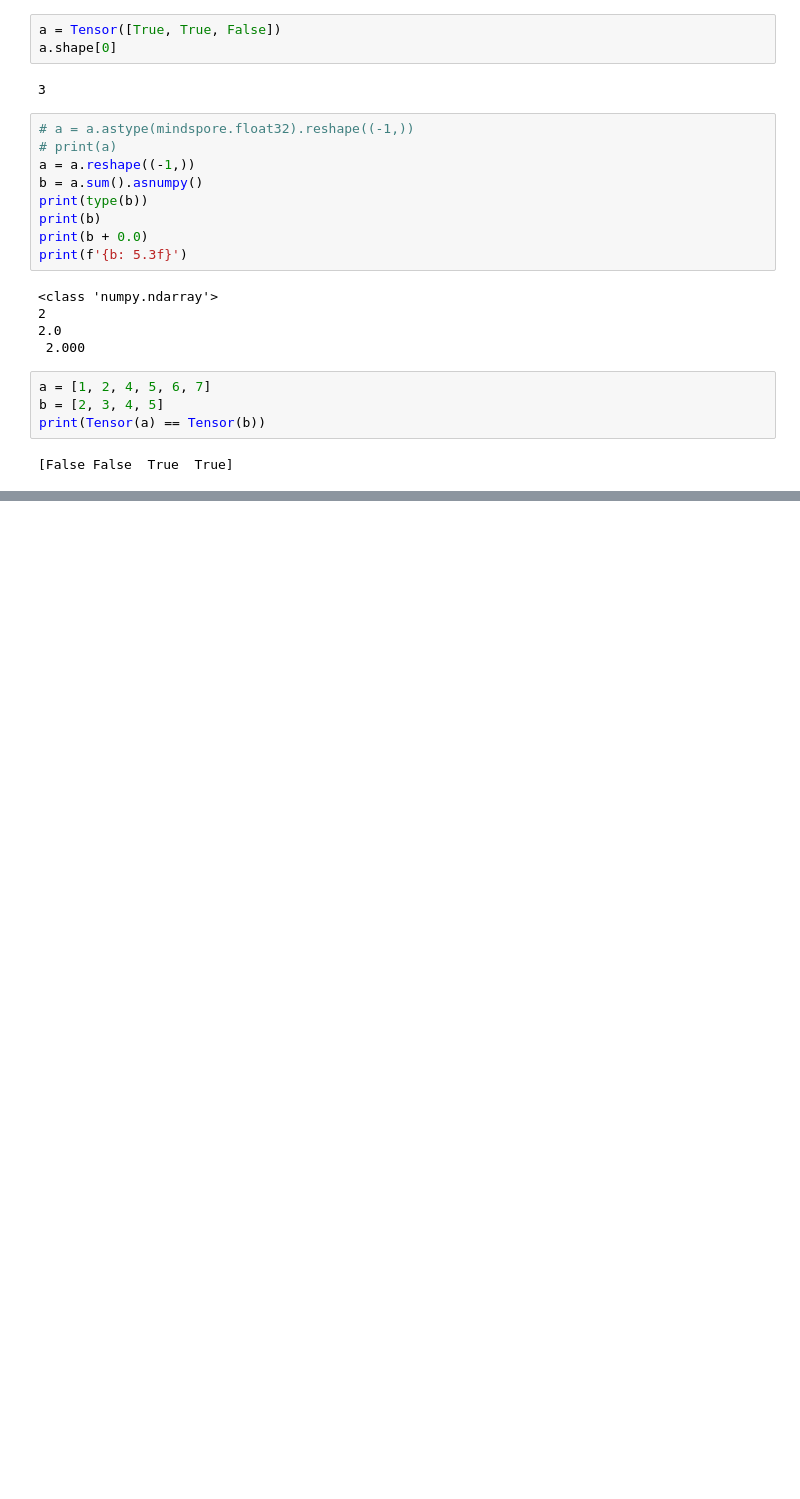
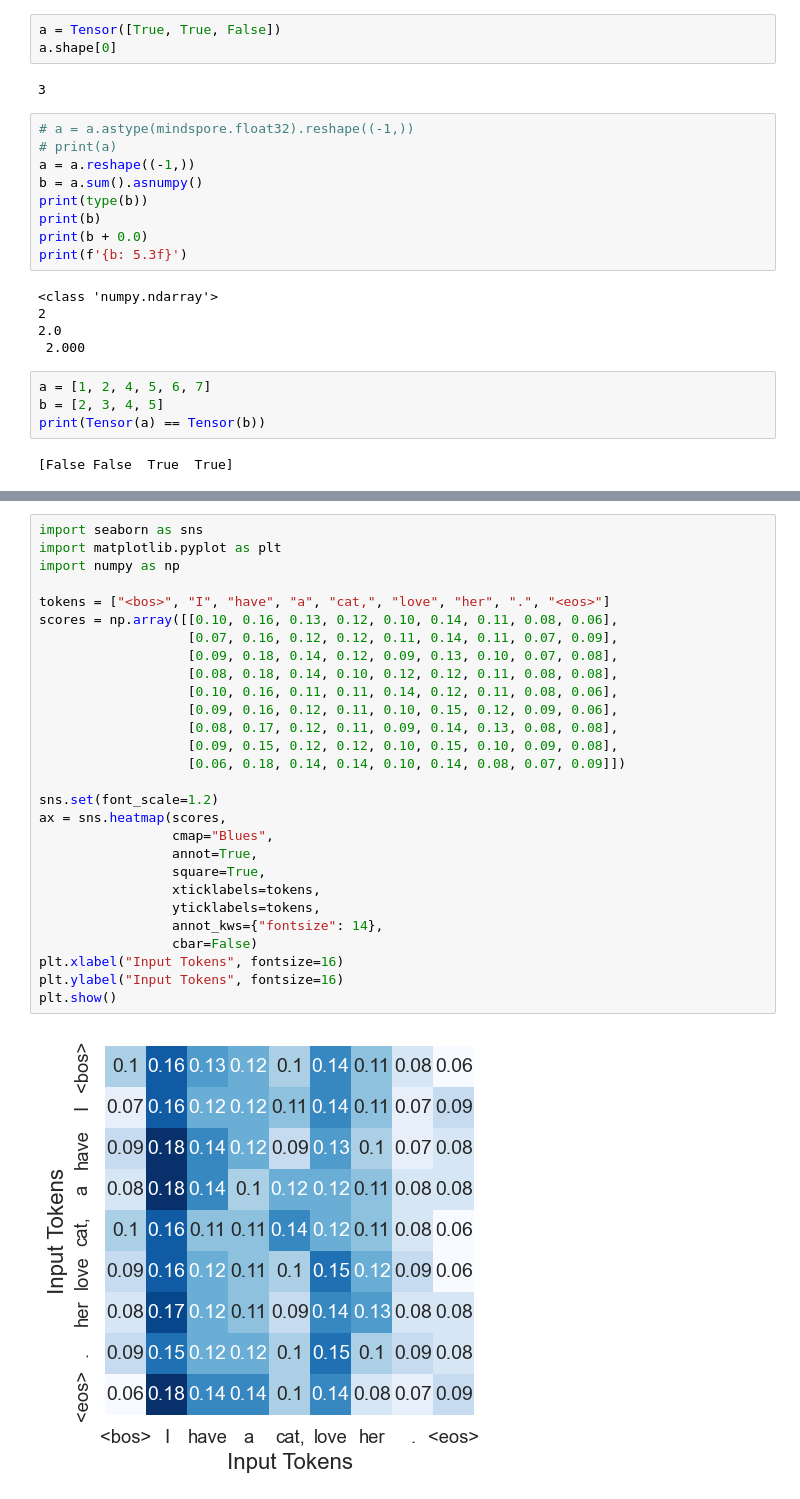
Before and after one commit to xing-yiren/github-classroom-sample, a Jupyter notebook: test.ipynb, the cells around one changed output, grey strips where cells are left out. Cells and saved outputs as stored; diff of their text form; blank space fills up the shorter version.

```diff
--- a/test.ipynb
+++ b/test.ipynb
@@ -63,0 +89,30 @@ print(Tensor(a) == Tensor(b))
+# %%
+import seaborn as sns
+import matplotlib.pyplot as plt
+import numpy as np
+
+tokens = ["<bos>", "I", "have", "a", "cat,", "love", "her", ".", "<eos>"]
+scores = np.array([[0.10, 0.16, 0.13, 0.12, 0.10, 0.14, 0.11, 0.08, 0.06],
+                   [0.07, 0.16, 0.12, 0.12, 0.11, 0.14, 0.11, 0.07, 0.09],
+                   [0.09, 0.18, 0.14, 0.12, 0.09, 0.13, 0.10, 0.07, 0.08],
+                   [0.08, 0.18, 0.14, 0.10, 0.12, 0.12, 0.11, 0.08, 0.08],
+                   [0.10, 0.16, 0.11, 0.11, 0.14, 0.12, 0.11, 0.08, 0.06],
+                   [0.09, 0.16, 0.12, 0.11, 0.10, 0.15, 0.12, 0.09, 0.06],
+                   [0.08, 0.17, 0.12, 0.11, 0.09, 0.14, 0.13, 0.08, 0.08],
+                   [0.09, 0.15, 0.12, 0.12, 0.10, 0.15, 0.10, 0.09, 0.08],
+                   [0.06, 0.18, 0.14, 0.14, 0.10, 0.14, 0.08, 0.07, 0.09]])
+
+sns.set(font_scale=1.2)
+ax = sns.heatmap(scores,
+                 cmap="Blues",
+                 annot=True,
+                 square=True,
+                 xticklabels=tokens,
+                 yticklabels=tokens,
+                 annot_kws={"fontsize": 14},
+                 cbar=False)
+plt.xlabel("Input Tokens", fontsize=16)
+plt.ylabel("Input Tokens", fontsize=16)
+plt.show()
+# %% [output]
+[figure, added]
```
Also changed, not shown: parts of 1 cell of this notebook, 8 other files.
